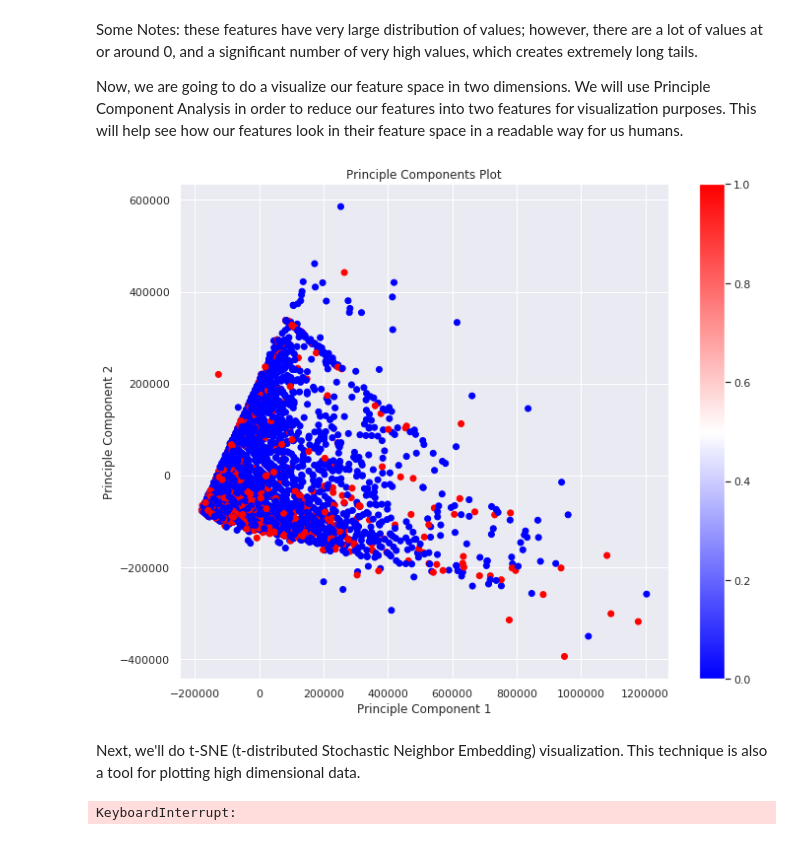
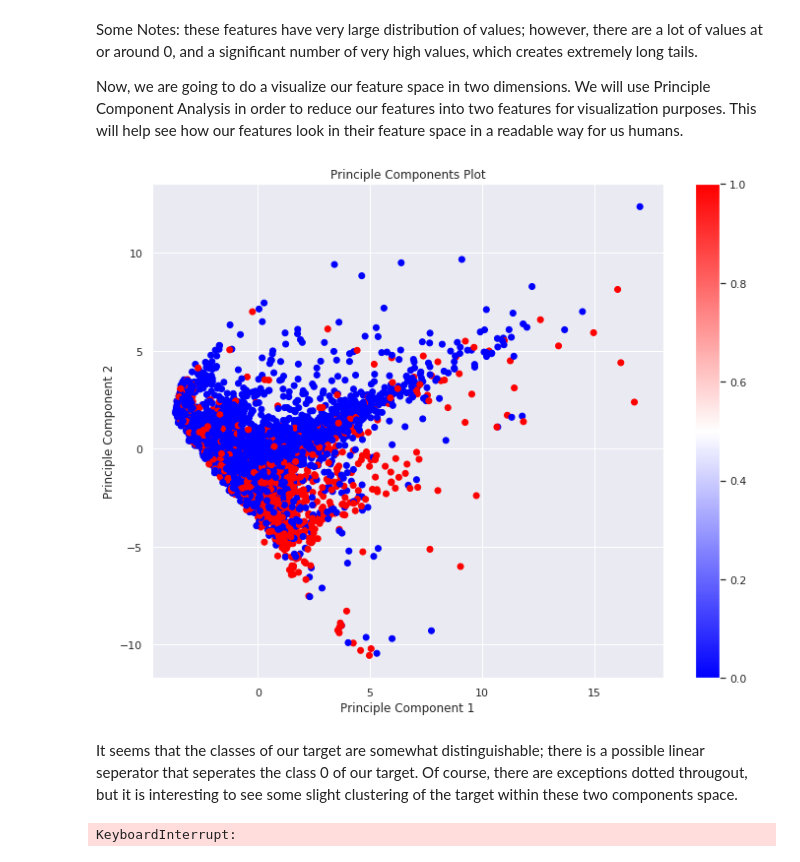
Before and after one commit to BA545-SP2019/2019-competition2-3-musketeers, a Jupyter notebook: Kevin/initial_EDA.ipynb, the cells around one changed output. Saved outputs shown, nothing was run; the diff lists cells and outputs as text; code cells hidden in the pictures.

```diff
--- a/Kevin/initial_EDA.ipynb
+++ b/Kevin/initial_EDA.ipynb
@@ -371,30 +346,34 @@ Now, we are going to do a visualize our feature space in two dimensions. We will
 # %%
 from sklearn.decomposition import PCA
 
 #make copy of our dataframe
 #we'll use a random 5000 samples to reduce overloading the image
 df_copy = df.sample(5000, random_state = 2019).copy()
 y_copy = y.sample(5000, random_state=2019)
-df_copy.head()
 
-pca = PCA(n_components = 2, random_state = 2019)
+#PCA is sensative to scale of data, so we'll use a simple
+#StandardScaler() from sklearn
 
-components = pca.fit_transform(df_copy)
+from sklearn.preprocessing import StandardScaler
+
+scaler = StandardScaler()
+data = scaler.fit_transform(df_copy)
+
+pca = PCA(n_components = 2, random_state = 2019, svd_solver='randomized')
+
+components = pca.fit_transform(data)
 
 plt.figure(figsize=(10,8))
 plt.scatter(components[:,0], components[:,1], c = y_copy, cmap = 'bwr')
 plt.xlabel('Principle Component 1')
 plt.ylabel('Principle Component 2')
 plt.title('Principle Components Plot')
 plt.colorbar()
 plt.tight_layout()
 # %% [output]
-[figure, old version]
+[figure, new version]
-# %% [markdown]
-
-
-
-Next, we'll do t-SNE (t-distributed Stochastic Neighbor Embedding) visualization. This technique is also a tool for plotting high dimensional data.
+# %% [markdown]
+It seems that the classes of our target are somewhat distinguishable; there is a possible linear seperator that seperates the class 0 of our target. Of course, there are exceptions dotted througout, but it is interesting to see some slight clustering of the target within these two components space.
 # %%
 #from sklearn.manifold import TSNE
 
```
Also changed, not shown: parts of 2 cells of this notebook, 2 other files.
